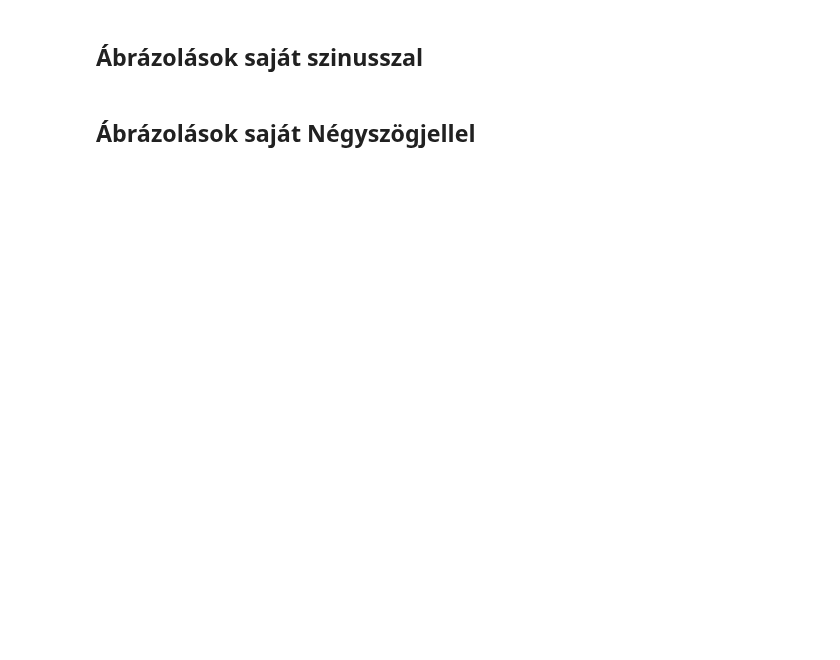
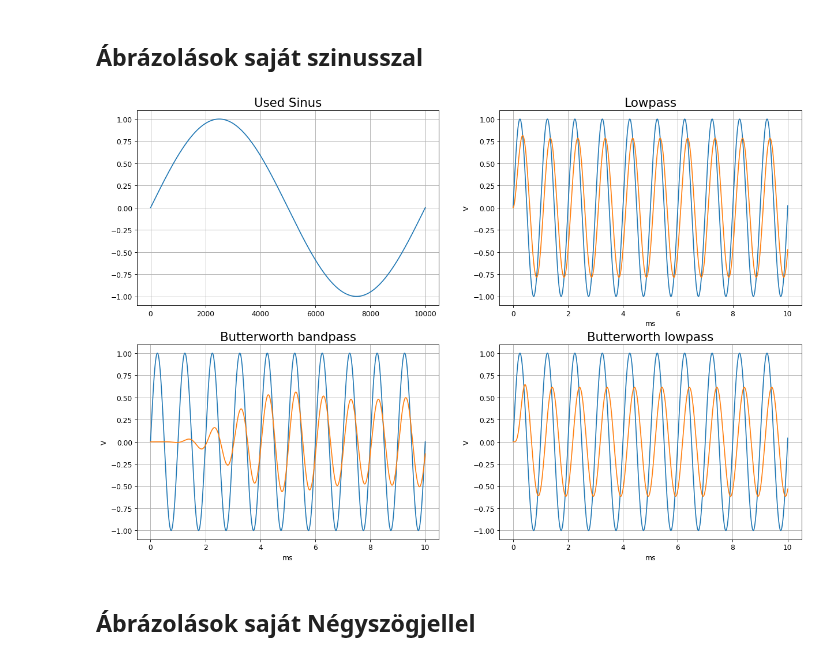
Before and after one commit to Tominano/Numerical-methods-of-physics-II, a Jupyter notebook: 3_feladatsor/3_feladat_Tomi.ipynb, the cells around one changed output. Drawn from its saved outputs; the diff is of its cells as text; code cells hidden in the pictures; blank space fills up the shorter version.

```diff
--- a/3_feladatsor/3_feladat_Tomi.ipynb
+++ b/3_feladatsor/3_feladat_Tomi.ipynb
@@ -301,2 +296,40 @@ plt.ylabel("V")
+# %%
+t = np.linspace(0, 10, 10000)
+figure(num=None, figsize=(16, 12), dpi=80, facecolor='w', edgecolor='r')
+subplots_adjust(left=None, bottom=None, right=None, top=None, wspace=None, hspace=0.2)
+
+subplot(2, 2, 1)
+title("Used Sinus")
+plot(szin(1,1000,0,t))
+grid(True)
+
+subplot(2, 2, 2)
+title("Lowpass")
+t_sin_0, s_sin_0, r_sin_0 = run_transient(c_0, lambda t: szin(1,1000,0,t), tstart=0, tstop=10e-3)
+plot(t_sin_0 * 1e3, s_sin_0)
+plot(t_sin_0 * 1e3, r_sin_0)
+xlabel("ms")
+ylabel("V")
+grid(True)
+
+subplot(2, 2, 3)
+title("Butterworth bandpass")
+t_sin_1, s_sin_1, r_sin_1 = run_transient(c_1, lambda t: szin(1,1000,0,t), tstart=0, tstop=10e-3)
+plot(t_sin_1 * 1e3, s_sin_1)
+plot(t_sin_1 * 1e3, r_sin_1)
+xlabel("ms")
+ylabel("V")
+grid(True)
+
+subplot(2, 2, 4)
+title("Butterworth lowpass")
+t_sin_2, s_sin_2, r_sin_2 = run_transient(c_2, lambda t: szin(1,1000,0,t), tstart=0, tstop=10e-3)
+plot(t_sin_2 * 1e3, s_sin_2)
+plot(t_sin_2 * 1e3, r_sin_2)
+xlabel("ms")
+ylabel("V")
+grid(True)
+# %% [output]
+[figure, added]
 # %% [markdown]
 ## Ábrázolások saját Négyszögjellel
```
Also changed, not shown: parts of 26 cells of this notebook.
